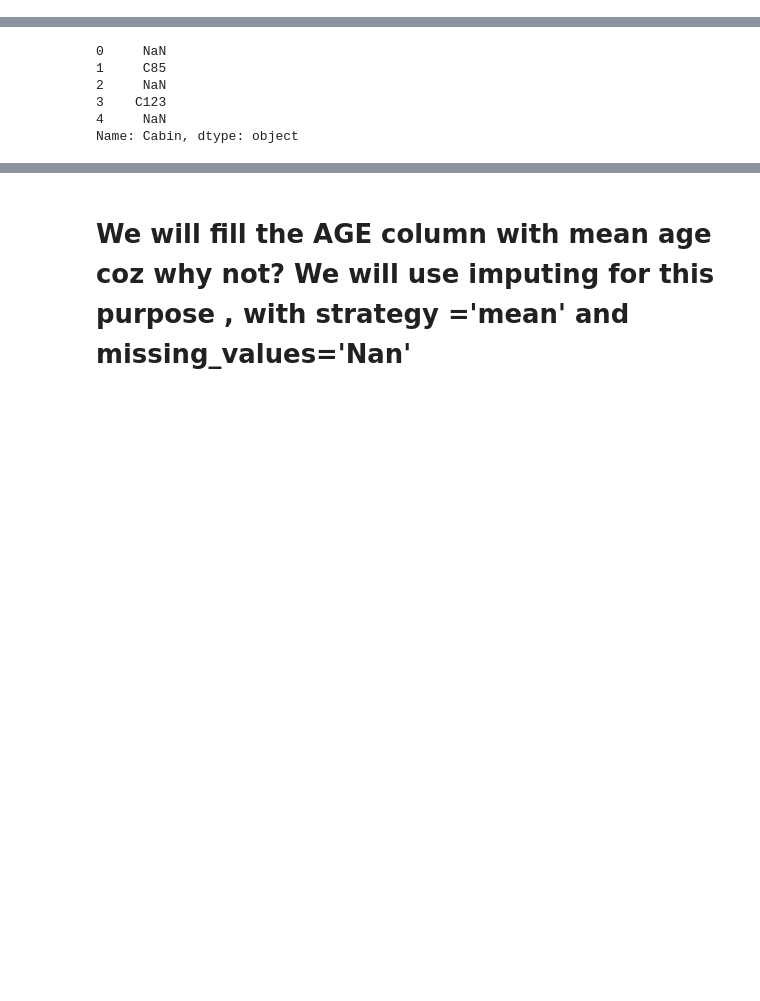
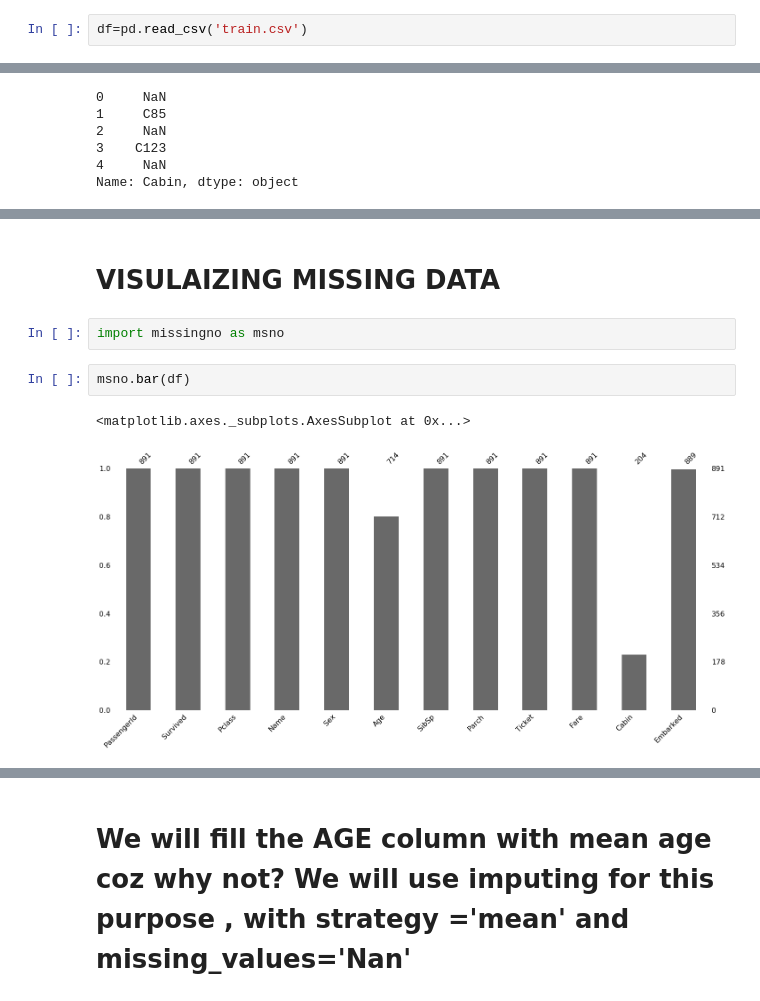
Before and after one commit to harshitanand2k/Data-Science-workflow, a Jupyter notebook: kaggleboi2.ipynb, the cells around one changed output, grey strips where cells are left out. Drawn from its saved outputs; the diff is of its cells as text; blank space fills up the shorter version.

```diff
--- a/kaggleboi2.ipynb
+++ b/kaggleboi2.ipynb
@@ -29 +18,3 @@ Enter name of the file to take as inputdata/train.csv
+# %%
+df=pd.read_csv('train.csv')
 # %%
@@ -92,0 +100,9 @@ Name: Cabin, dtype: object
+# %% [markdown]
+# VISULAIZING MISSING DATA
+# %%
+import missingno as msno
+# %%
+msno.bar(df)
+# %% [output]
+<matplotlib.axes._subplots.AxesSubplot at 0x...>
+[figure, added]
```
Also changed, not shown: parts of 33 cells of this notebook.
